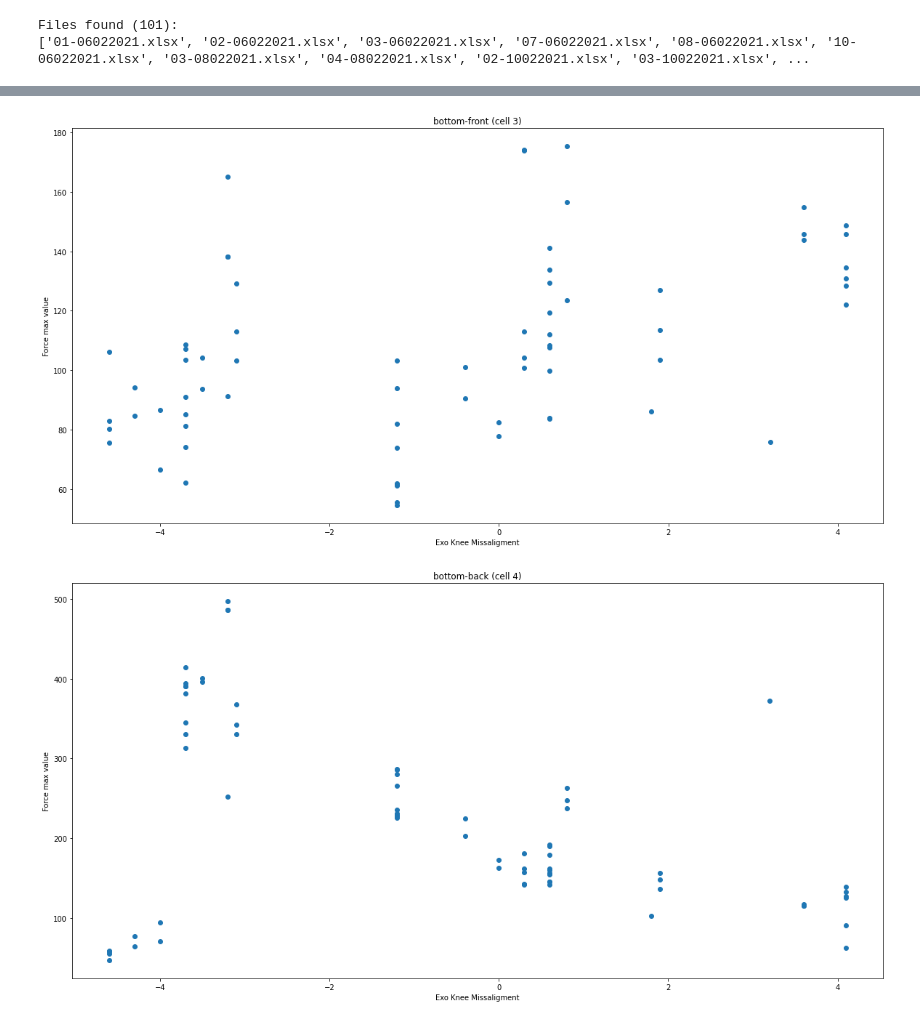
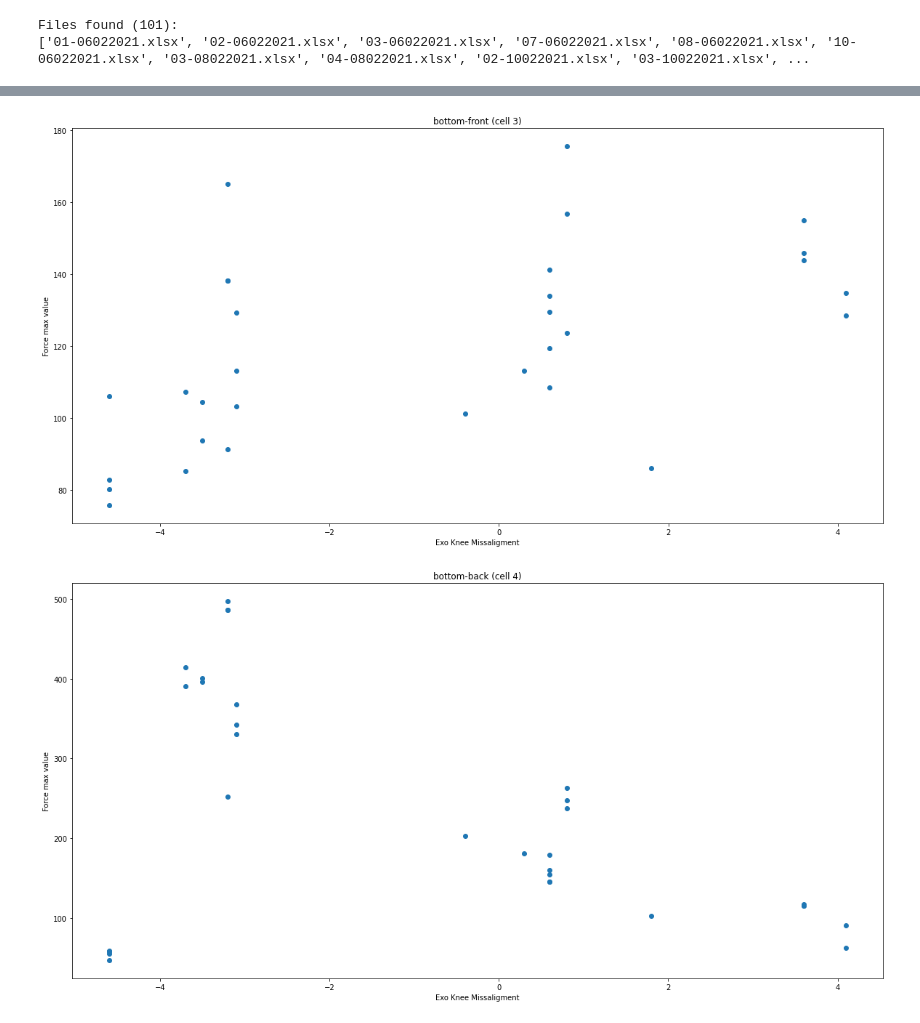
Before and after one commit to hl0d0w1g/EXOSAFE-ML, a Jupyter notebook: notebooks/models/missaligments_effects.ipynb, the cells around one changed output, grey strips where cells are left out. Drawn from its saved outputs; the diff is of its cells as text; code cells hidden in the pictures.

```diff
--- a/notebooks/models/missaligments_effects.ipynb
+++ b/notebooks/models/missaligments_effects.ipynb
@@ -135,9 +145,15 @@ for file in data_ls:
 
     d = {'params': {}, 'force_cells': {}}
 
-    d['params']['ExoHipMissaligment'] = data_df['Parameters']['ExoHip'][2]
-    d['params']['ExoKneeMissaligment'] = data_df['Parameters']['ExoKnee'][2]
-    d['params']['MarchVelocity'] = data_df['Parameters']['MarchVelocity'][0]
+    if file.split('/')[-2] in ['16022021', '17022021']:
+        d['params']['ExoHipMissaligment'] = data_df['Parameters']['ExoHip'][0] / 10
+        d['params']['ExoKneeMissaligment'] = data_df['Parameters']['ExoKnee'][0] / 10
+        d['params']['MarchVelocity'] = float('NaN')
+    else:
+        d['params']['ExoHipMissaligment'] = data_df['Parameters']['ExoHip'][2]
+        d['params']['ExoKneeMissaligment'] = data_df['Parameters']['ExoKnee'][2]
+        d['params']['MarchVelocity'] = data_df['Parameters']['MarchVelocity'][0]
+
     d['params']['SkinConfig'] = data_df['Parameters']['SkinConfig'][0]
     d['params']['TimeShift'] = data_df['Parameters']['TimeShift'][0] #time_shift
 
@@ -172,36 +224,36 @@ for file in data_ls:
+# %%
+metric = 'max'
+
+experiments_filter = [exp for exp in experiments if exp['params']['MarchVelocity'] == 1 and exp['params']['SkinConfig'] == 0]
+
+x, y1, y2, y3, y4 = [], [], [], [], []
+for exp in experiments_filter:
+    x.append(exp['params']['ExoKneeMissaligment'])
+
+    for idx, y, label in zip([3, 4, 7, 8], [y1, y2, y3, y4], ['bottom-front', 'bottom-back', 'top-front', 'top-back']):
+        y.append(np.sqrt(exp['force_cells']['F{}x_{}'.format(idx, metric)] ** 2 + exp['force_cells']['F{}y_{}'.format(idx, metric)] ** 2 + exp['force_cells']['F{}z_{}'.format(idx, metric)] ** 2))
 # %%
-metric = 'max'
-
-
-
-x, y1, y2, y3, y4 = [], [], [], [], []
-for exp in experiments:
-    x.append(exp['params']['ExoKneeMissaligment'])
-
-    for idx, y, label in zip([3, 4, 7, 8], [y1, y2, y3, y4], ['bottom-front', 'bottom-back', 'top-front', 'top-back']):
-        y.append(np.sqrt(exp['force_cells']['F{}x_{}'.format(idx, metric)] ** 2 + exp['force_cells']['F{}y_{}'.format(idx, metric)] ** 2 + exp['force_cells']['F{}z_{}'.format(idx, metric)] ** 2))
-
 # Plot forces individually
 for idx, y, label in zip([3, 4, 7, 8], [y1, y2, y3, y4], ['bottom-front', 'bottom-back', 'top-front', 'top-back']):
     plt.figure(figsize=(20,10))
     plt.title(label + ' (cell {})'.format(idx))
 
     plt.scatter(x, y)
 
     plt.xlabel('Exo Knee Missaligment')
     plt.ylabel('Force {} value'.format(metric))
     plt.show()
 
 # Plot all forces together
 plt.figure(figsize=(20,10))
 
 for idx, y, label in zip([3, 4, 7, 8], [y1, y2, y3, y4], ['bottom-front', 'bottom-back', 'top-front', 'top-back']):
     plt.scatter(x, y, label=label + ' (cell {})'.format(idx), alpha=0.4)
 
 plt.legend()
 plt.xlabel('Exo Knee Missaligment')
 plt.ylabel('Force {} value'.format(metric))
 plt.show()
 # %% [output]
-[figure, old version]
+[figure, new version]
-[figure, old version]
+[figure, new version]
```
Also changed, not shown: parts of 9 cells of this notebook, 7 other files.
